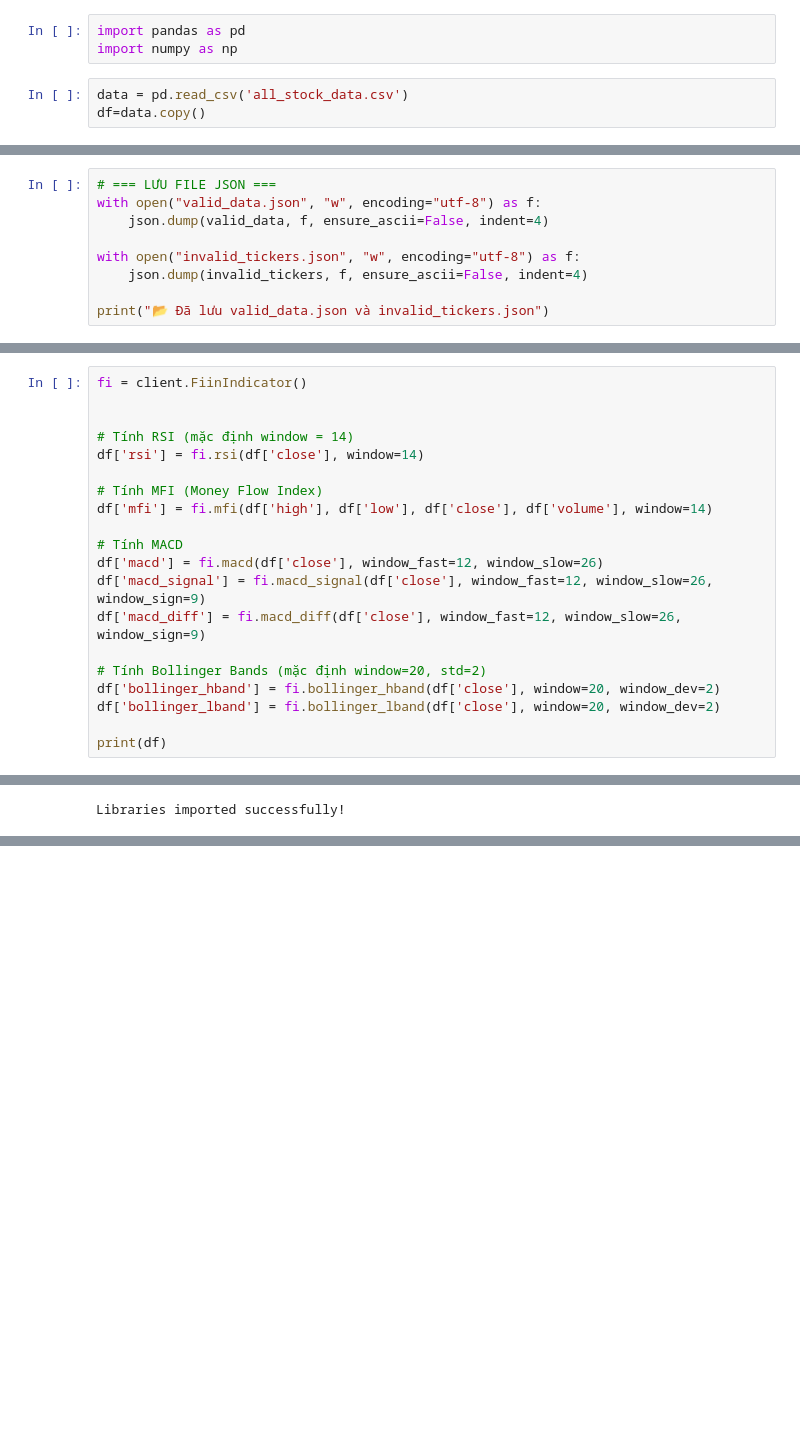
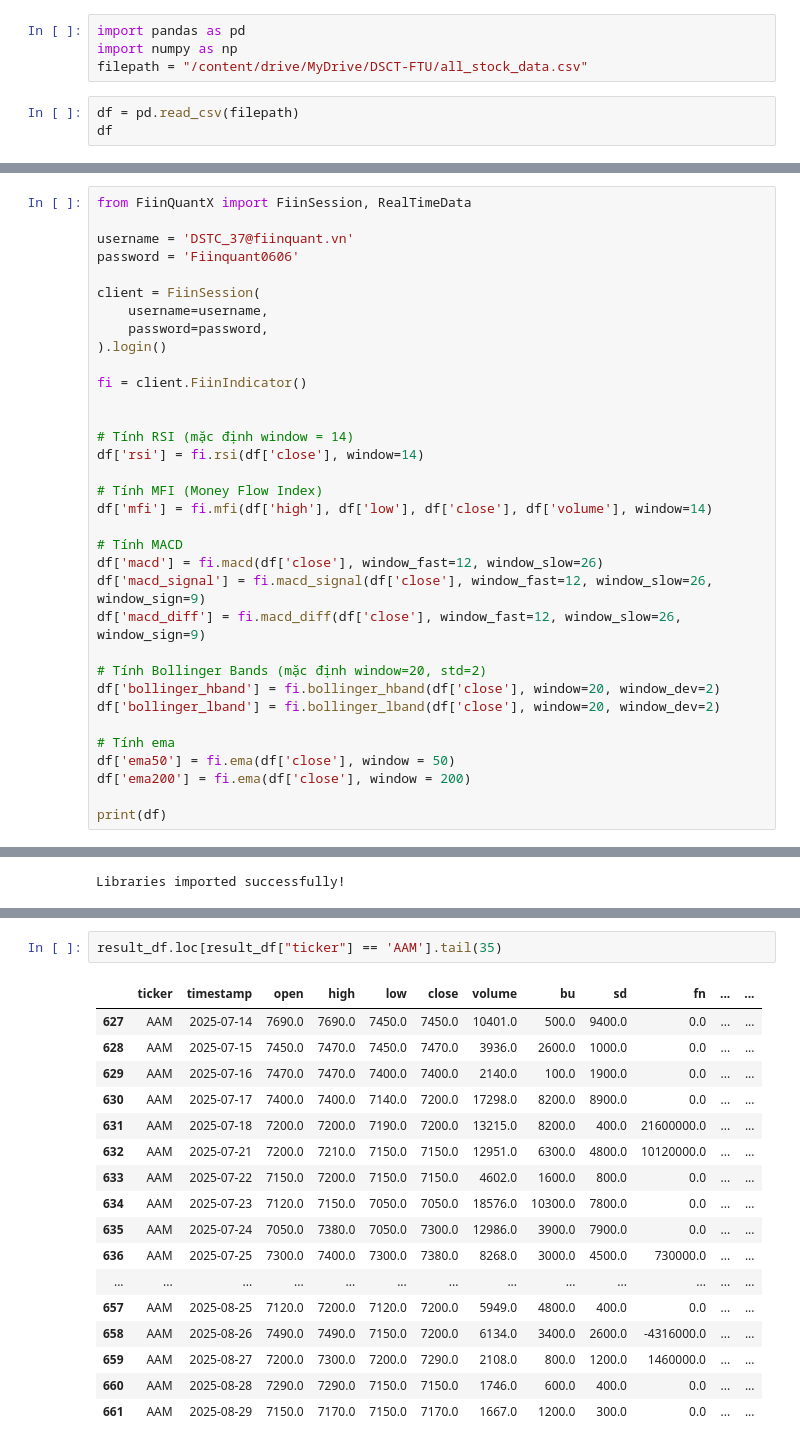
Before and after one commit to vyvy31082004/Data-Science-Talent, a Jupyter notebook: B2_Processing/Data_processing.ipynb, the cells around one changed output, grey strips where cells are left out. Drawn from its saved outputs; the diff is of its cells as text; blank space fills up the shorter version.

```diff
--- a/B2_Processing/Data_processing.ipynb
+++ b/B2_Processing/Data_processing.ipynb
@@ -1,6 +6,7 @@
 # %%
 import pandas as pd
 import numpy as np
+filepath = "/content/drive/MyDrive/DSCT-FTU/all_stock_data.csv"
 # %%
-data = pd.read_csv('all_stock_data.csv')
-df=data.copy()
+df = pd.read_csv(filepath)
+df
@@ -63,9 +26,0 @@ Danh sách ticker không có dữ liệu: ['E1VFVN30', 'FUESSV50', 'FUESSVFL', '
-# %%
-# === LƯU FILE JSON ===
-with open("valid_data.json", "w", encoding="utf-8") as f:
-    json.dump(valid_data, f, ensure_ascii=False, indent=4)
-
-with open("invalid_tickers.json", "w", encoding="utf-8") as f:
-    json.dump(invalid_tickers, f, ensure_ascii=False, indent=4)
-
-print("📂 Đã lưu valid_data.json và invalid_tickers.json")
@@ -131,4 +83,14 @@ Requirement already satisfied: llvmlite<0.44,>=0.43.0dev0 in /usr/local/lib/pyth
 # %%
+from FiinQuantX import FiinSession, RealTimeData
+
+username = 'DSTC_37@fiinquant.vn'
+password = 'Fiinquant0606'
+
+client = FiinSession(
+    username=username,
+    password=password,
+).login()
+
 fi = client.FiinIndicator()
 
 
@@ -147,6 +109,10 @@ df['macd_diff'] = fi.macd_diff(df['close'], window_fast=12, window_slow=26, wind
 df['bollinger_hband'] = fi.bollinger_hband(df['close'], window=20, window_dev=2)
 df['bollinger_lband'] = fi.bollinger_lband(df['close'], window=20, window_dev=2)
 
+# Tính ema
+df['ema50'] = fi.ema(df['close'], window = 50)
+df['ema200'] = fi.ema(df['close'], window = 200)
+
 print(df)
 # %% [output]
         ticker         timestamp      open      high       low     close  \
@@ -350,0 +314,20 @@ df_enriched.loc[df_enriched["ticker"] == 'AAT']
+# %%
+result_df.loc[result_df["ticker"] == 'AAM'].tail(35)
+# %% [output]
+|  | ticker | timestamp | open | high | low | close | volume | bu | sd | fn | ... | ... |
+| 627 | AAM | 2025-07-14 | 7690.0 | 7690.0 | 7450.0 | 7450.0 | 10401.0 | 500.0 | 9400.0 | 0.0 | ... | ... |
+| 628 | AAM | 2025-07-15 | 7450.0 | 7470.0 | 7450.0 | 7470.0 | 3936.0 | 2600.0 | 1000.0 | 0.0 | ... | ... |
+| 629 | AAM | 2025-07-16 | 7470.0 | 7470.0 | 7400.0 | 7400.0 | 2140.0 | 100.0 | 1900.0 | 0.0 | ... | ... |
+| 630 | AAM | 2025-07-17 | 7400.0 | 7400.0 | 7140.0 | 7200.0 | 17298.0 | 8200.0 | 8900.0 | 0.0 | ... | ... |
+| 631 | AAM | 2025-07-18 | 7200.0 | 7200.0 | 7190.0 | 7200.0 | 13215.0 | 8200.0 | 400.0 | 21600000.0 | ... | ... |
+| 632 | AAM | 2025-07-21 | 7200.0 | 7210.0 | 7150.0 | 7150.0 | 12951.0 | 6300.0 | 4800.0 | 10120000.0 | ... | ... |
+| 633 | AAM | 2025-07-22 | 7150.0 | 7200.0 | 7150.0 | 7150.0 | 4602.0 | 1600.0 | 800.0 | 0.0 | ... | ... |
+| 634 | AAM | 2025-07-23 | 7120.0 | 7150.0 | 7050.0 | 7050.0 | 18576.0 | 10300.0 | 7800.0 | 0.0 | ... | ... |
+| 635 | AAM | 2025-07-24 | 7050.0 | 7380.0 | 7050.0 | 7300.0 | 12986.0 | 3900.0 | 7900.0 | 0.0 | ... | ... |
+| 636 | AAM | 2025-07-25 | 7300.0 | 7400.0 | 7300.0 | 7380.0 | 8268.0 | 3000.0 | 4500.0 | 730000.0 | ... | ... |
+| ... | ... | ... | ... | ... | ... | ... | ... | ... | ... | ... | ... | ... |
+| 657 | AAM | 2025-08-25 | 7120.0 | 7200.0 | 7120.0 | 7200.0 | 5949.0 | 4800.0 | 400.0 | 0.0 | ... | ... |
+| 658 | AAM | 2025-08-26 | 7490.0 | 7490.0 | 7150.0 | 7200.0 | 6134.0 | 3400.0 | 2600.0 | -4316000.0 | ... | ... |
+| 659 | AAM | 2025-08-27 | 7200.0 | 7300.0 | 7200.0 | 7290.0 | 2108.0 | 800.0 | 1200.0 | 1460000.0 | ... | ... |
+| 660 | AAM | 2025-08-28 | 7290.0 | 7290.0 | 7150.0 | 7150.0 | 1746.0 | 600.0 | 400.0 | 0.0 | ... | ... |
+| 661 | AAM | 2025-08-29 | 7150.0 | 7170.0 | 7150.0 | 7170.0 | 1667.0 | 1200.0 | 300.0 | 0.0 | ... | ... |
```
Also changed, not shown: parts of 14 cells of this notebook.
